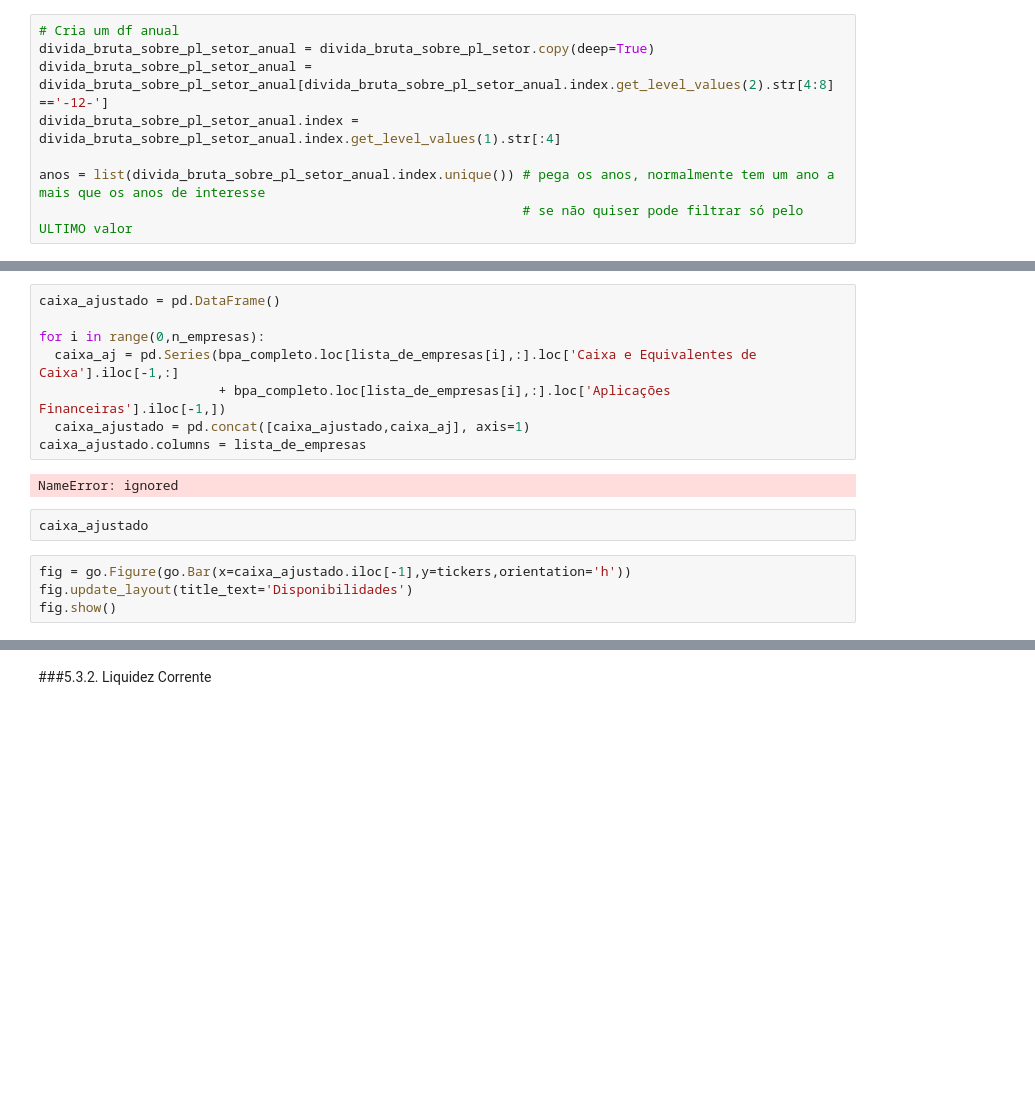
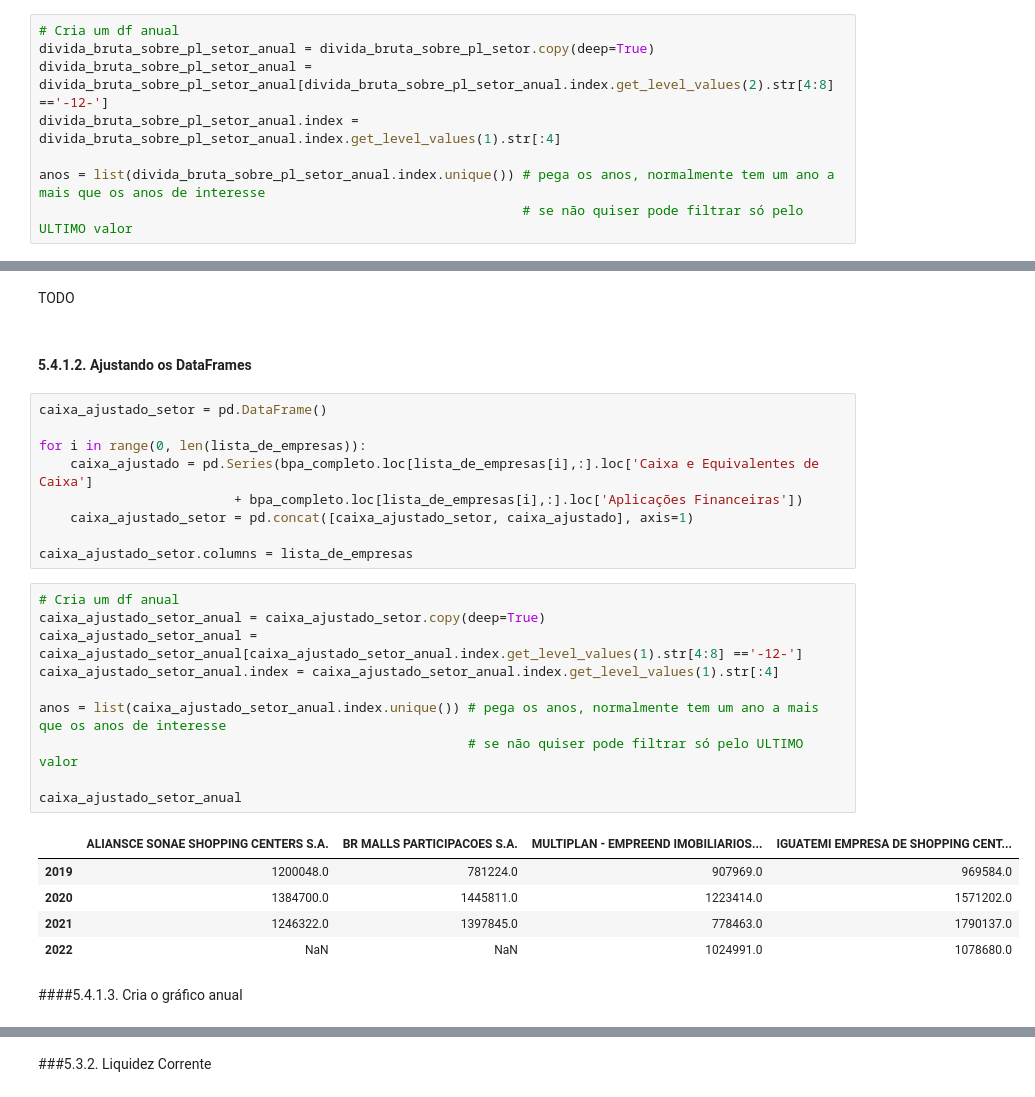
Before and after one commit to psgrigoletti/curso-pmf, a Jupyter notebook: Pablo_Final_de_Análise_Fundamentalista_v3.ipynb, the cells around one changed output, grey strips where cells are left out. Drawn from its saved outputs; the diff is of its cells as text; blank space fills up the shorter version.

```diff
--- a/Pablo_Final_de_Análise_Fundamentalista_v3.ipynb
+++ b/Pablo_Final_de_Análise_Fundamentalista_v3.ipynb
@@ -1008,16 +809,31 @@ fig.show()
+# %% [markdown]
+TODO
+# %% [markdown]
+#### 5.4.1.2. Ajustando os DataFrames
 # %%
-caixa_ajustado = pd.DataFrame()
+caixa_ajustado_setor = pd.DataFrame()
 
-for i in range(0,n_empresas):
-  caixa_aj = pd.Series(bpa_completo.loc[lista_de_empresas[i],:].loc['Caixa e Equivalentes de Caixa'].iloc[-1,:]
-                       + bpa_completo.loc[lista_de_empresas[i],:].loc['Aplicações Financeiras'].iloc[-1,])
-  caixa_ajustado = pd.concat([caixa_ajustado,caixa_aj], axis=1)
-caixa_ajustado.columns = lista_de_empresas
+for i in range(0, len(lista_de_empresas)):
+    caixa_ajustado = pd.Series(bpa_completo.loc[lista_de_empresas[i],:].loc['Caixa e Equivalentes de Caixa']
+                         + bpa_completo.loc[lista_de_empresas[i],:].loc['Aplicações Financeiras'])
+    caixa_ajustado_setor = pd.concat([caixa_ajustado_setor, caixa_ajustado], axis=1)
+
+caixa_ajustado_setor.columns = lista_de_empresas
-# %% [output]
-NameError: ignored
-# %%
-caixa_ajustado
-# %%
-fig = go.Figure(go.Bar(x=caixa_ajustado.iloc[-1],y=tickers,orientation='h'))
-fig.update_layout(title_text='Disponibilidades')
-fig.show()
+# %%
+# Cria um df anual
+caixa_ajustado_setor_anual = caixa_ajustado_setor.copy(deep=True)
+caixa_ajustado_setor_anual = caixa_ajustado_setor_anual[caixa_ajustado_setor_anual.index.get_level_values(1).str[4:8] =='-12-']
+caixa_ajustado_setor_anual.index = caixa_ajustado_setor_anual.index.get_level_values(1).str[:4]
+
+anos = list(caixa_ajustado_setor_anual.index.unique()) # pega os anos, normalmente tem um ano a mais que os anos de interesse
+                                                       # se não quiser pode filtrar só pelo ULTIMO valor
+
+caixa_ajustado_setor_anual
+# %% [output]
+|  | ALIANSCE SONAE SHOPPING CENTERS S.A. | BR MALLS PARTICIPACOES S.A. | MULTIPLAN - EMPREEND IMOBILIARIOS... | IGUATEMI EMPRESA DE SHOPPING CENT... |
+| 2019 | 1200048.0 | 781224.0 | 907969.0 | 969584.0 |
+| 2020 | 1384700.0 | 1445811.0 | 1223414.0 | 1571202.0 |
+| 2021 | 1246322.0 | 1397845.0 | 778463.0 | 1790137.0 |
+| 2022 | NaN | NaN | 1024991.0 | 1078680.0 |
+# %% [markdown]
+####5.4.1.3. Cria o gráfico anual
```
Also changed, not shown: parts of 75 cells of this notebook.
